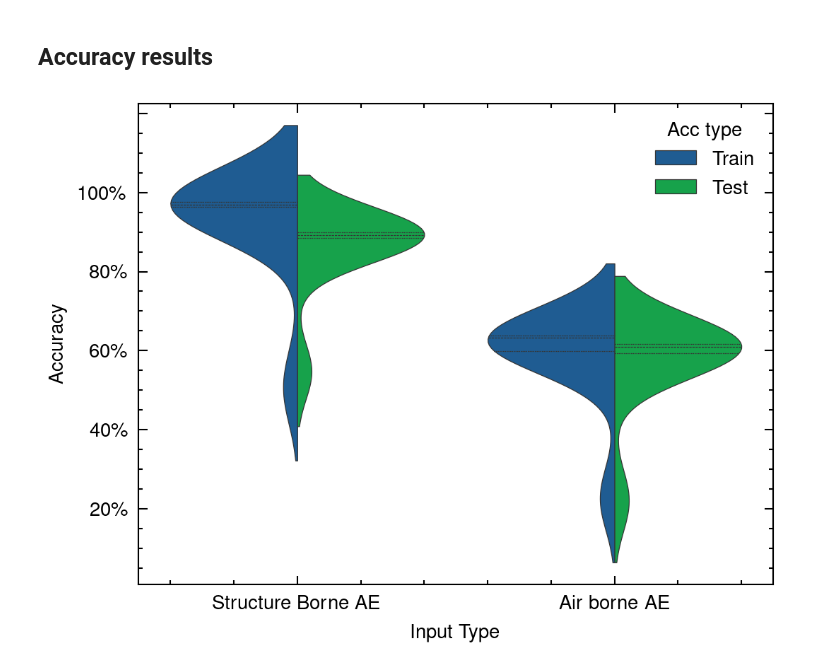
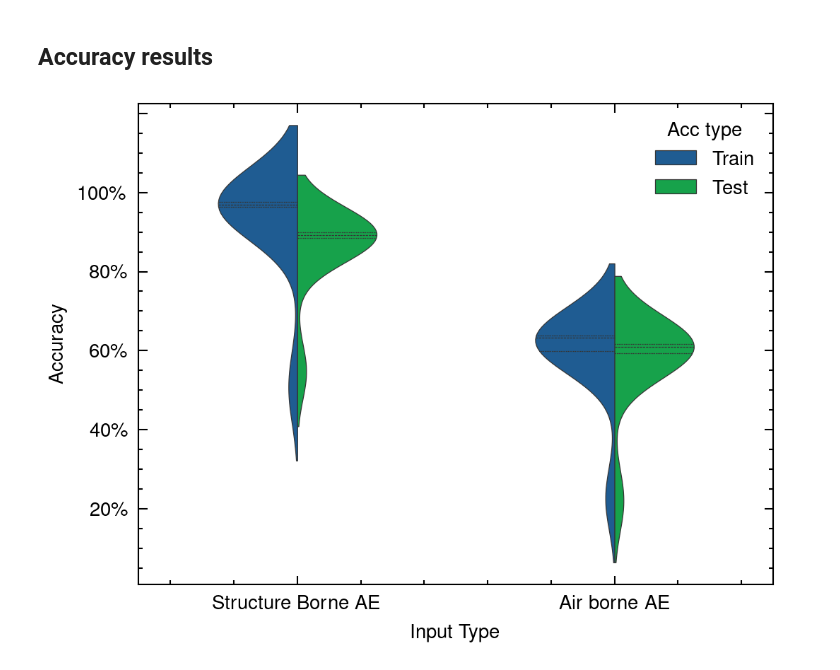
Before and after one commit to mingwucn/Data-Driven-Approach-to-Mitigate-Acoustic-Sensor-Positioning-Effects-in-LPBF, a Jupyter notebook: postprocessing/accuracy.ipynb, the cells around one changed output. Cells and saved outputs as stored; diff of their text form; code cells hidden in the pictures.

```diff
--- a/postprocessing/accuracy.ipynb
+++ b/postprocessing/accuracy.ipynb
@@ -70,28 +70,29 @@ df['Input Type'] = df['Input type'].str.replace('+', '\n')
 # %%
 plt.rcParams.update(one_column)
 plt.rcParams['figure.constrained_layout.use'] = True
 fig,ax = plt.subplots()
 snsdf = sns.load_dataset("tips")
 ax = sns.violinplot(
     data=df[df["Model"]=="CNN"],
     x="Input Type",
     y="Acc",
     hue="Acc type",
     split=True,
     saturation=0.75,
     density_norm="width",
     hue_order=["Train", "Test"],
     dodge=True,
     inner='quartile',
     ax=ax,
     linewidth=0.3,
+    width = 0.5,
     palette = ['#0C5DA5', '#00B945', 'yellow'],
 )
 ax.set_yticklabels([f'{x*100:.0f}\%' for x in ax.get_yticks()[:-2]])
 xTickLabels = ["Structure Borne AE","Air borne AE"]
 ax.set_xticklabels([x for x in xTickLabels])
 ax.set_ylabel("Accuracy")
 plt.savefig(f"../outputs/raw_acc_ae_mic_direction.png",dpi=300)
 plt.show()
 # %% [output]
-[figure, old version]
+[figure, new version]
```
Also changed, not shown: parts of 5 cells of this notebook, 5 other files.
